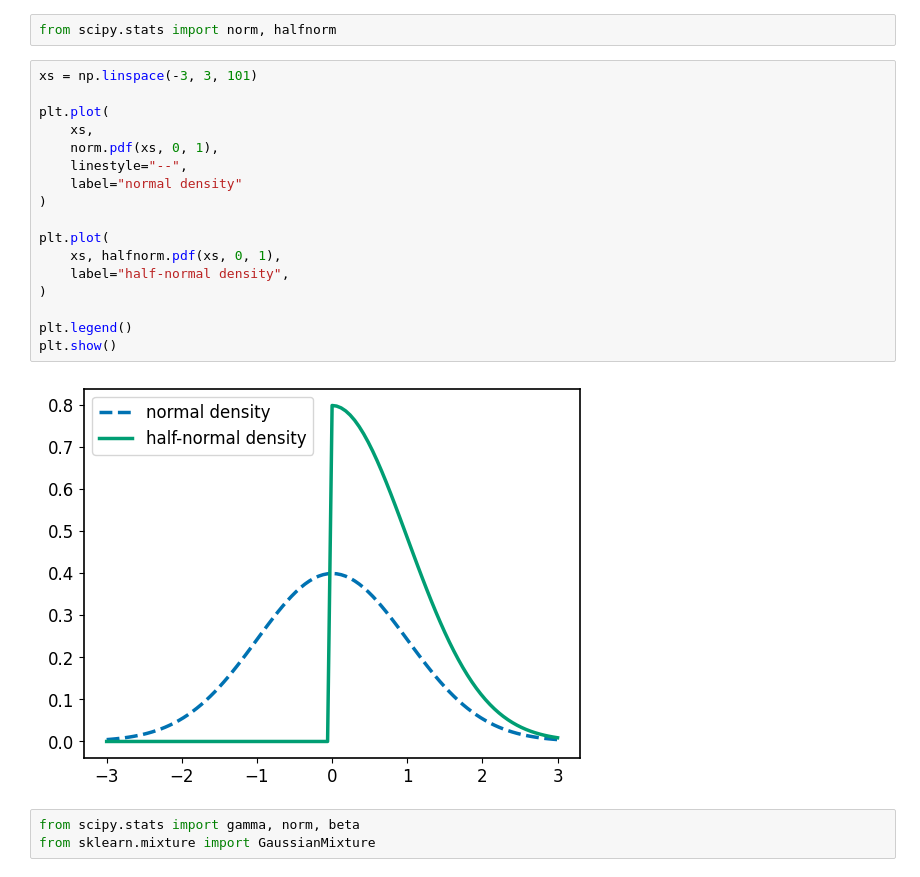
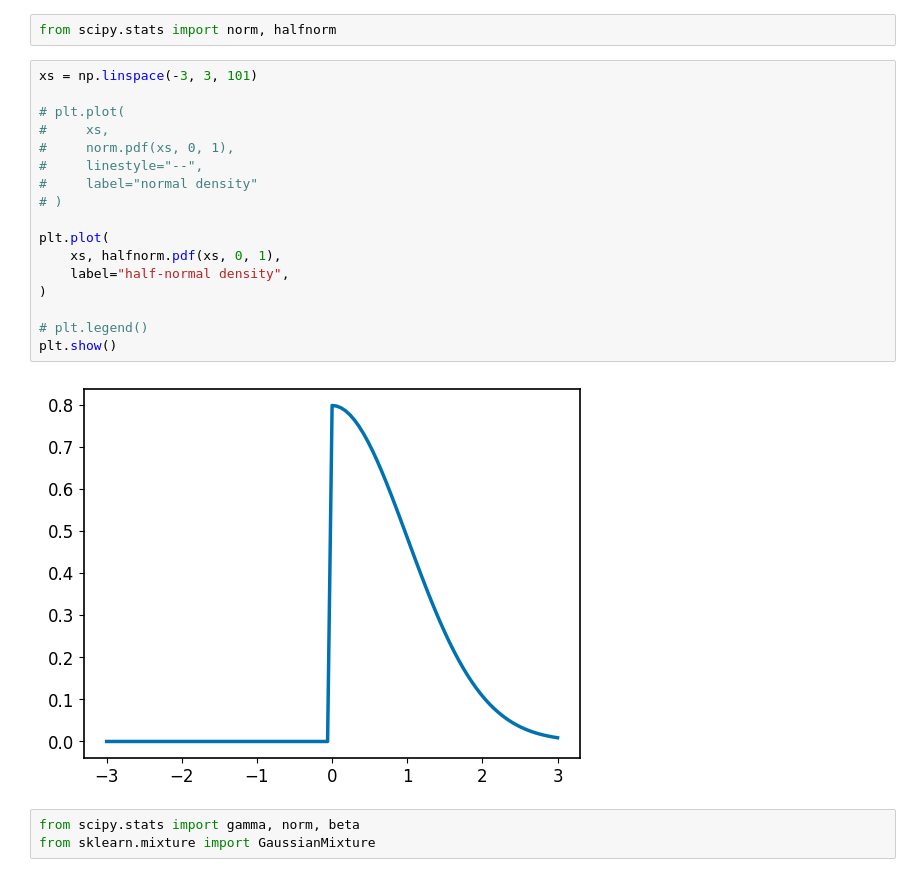
Before and after one commit to KrisNguyen135/Grokking-Bayes, a Jupyter notebook: ch07/Illustrations.ipynb, the cells around one changed output. Drawn from its saved outputs; the diff is of its cells as text.

```diff
--- a/ch07/Illustrations.ipynb
+++ b/ch07/Illustrations.ipynb
@@ -44,22 +44,22 @@ from scipy.stats import norm, halfnorm
 # %%
 xs = np.linspace(-3, 3, 101)
 
-plt.plot(
-    xs,
-    norm.pdf(xs, 0, 1),
-    linestyle="--",
-    label="normal density"
-)
+# plt.plot(
+#     xs,
+#     norm.pdf(xs, 0, 1),
+#     linestyle="--",
+#     label="normal density"
+# )
 
 plt.plot(
     xs, halfnorm.pdf(xs, 0, 1),
     label="half-normal density",
 )
 
-plt.legend()
+# plt.legend()
 plt.show()
 # %% [output]
-[figure, old version]
+[figure, new version]
 # %%
 from scipy.stats import gamma, norm, beta
 from sklearn.mixture import GaussianMixture
```
Also changed, not shown: 6 other files.
